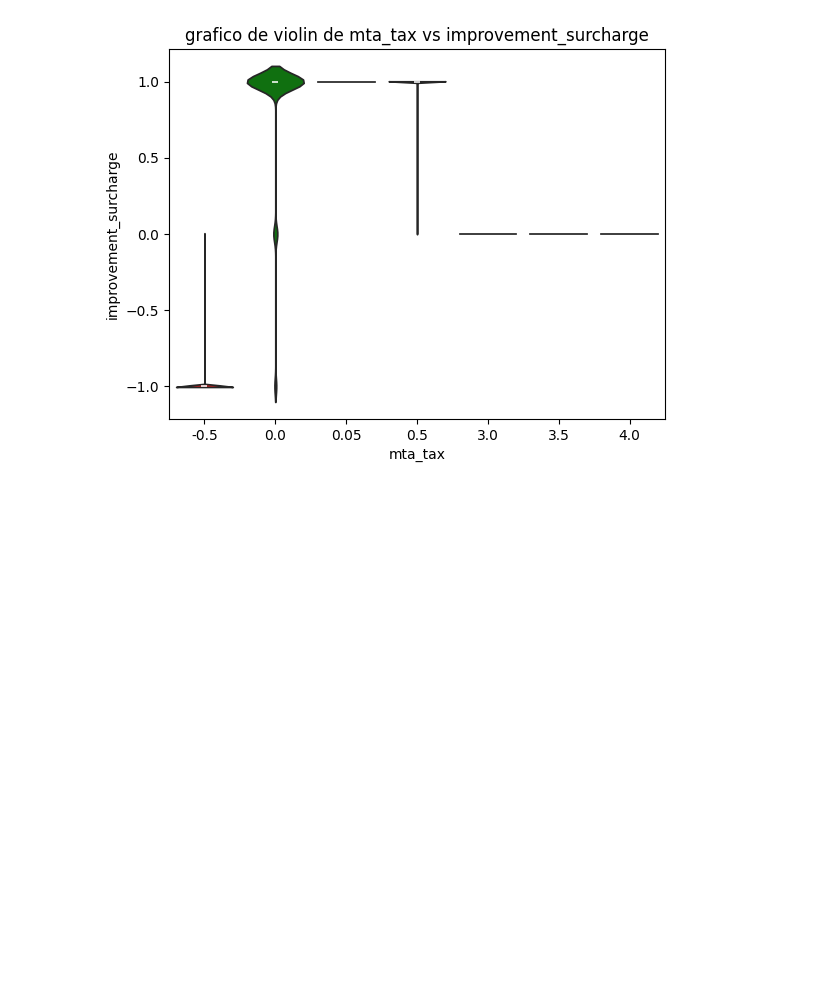
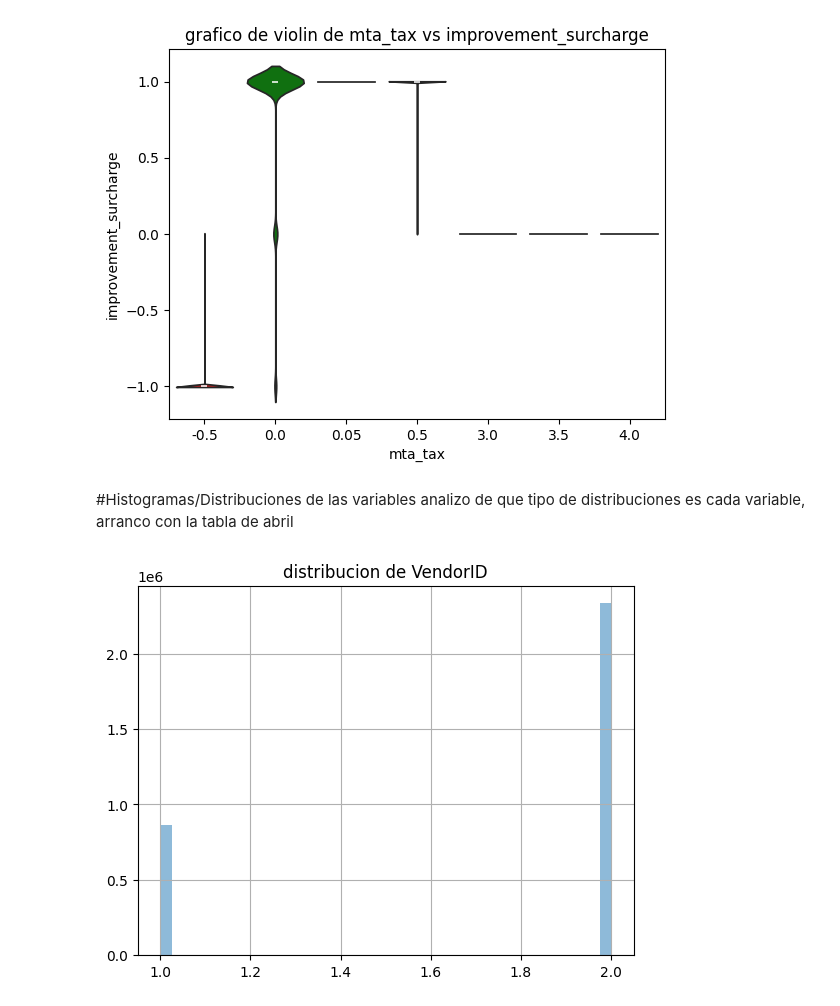
Before and after one commit to lcondoriz/TA047R-2C2024-GRUPO02, a Jupyter notebook: TA047R_TP1_GRUPO02_ENTREGA_EJ1_V2.ipynb, the cells around one changed output. Drawn from its saved outputs; the diff is of its cells as text; code cells hidden in the pictures; blank space fills up the shorter version.

Commit message:
version con histogramas

```diff
--- a/TA047R_TP1_GRUPO02_ENTREGA_EJ1_V2.ipynb
+++ b/TA047R_TP1_GRUPO02_ENTREGA_EJ1_V2.ipynb
@@ -1508,3 +1508,14 @@ Passing `palette` without assigning `hue` is deprecated and will be removed in v
 The palette list has fewer values (2) than needed (7) and will cycle, which may produce an uninterpretable plot.
   grafico_3=sns.violinplot(x="mta_tax", y="improvement_surcharge", data=taxis_amarillos_abril_limpio, palette=["r","g"]).set(title="grafico de violin de mta_tax vs improvement_surcharge")
 [figure]
+# %% [markdown]
+#Histogramas/Distribuciones de las variables
+analizo de que tipo de distribuciones es cada variable, arranco con la tabla de abril
+# %%
+grafico_hist_VendorID_abril=taxis_amarillos_abril_limpio['VendorID'].hist(alpha=0.5,bins=40)
+# se crea el histograma sin el título
+
+plt.title("distribucion de VendorID") # se establece el título usando plt.title()
+plt.show()
+# %% [output]
+[figure, added]
```
Also changed, not shown: parts of 21 cells of this notebook.
